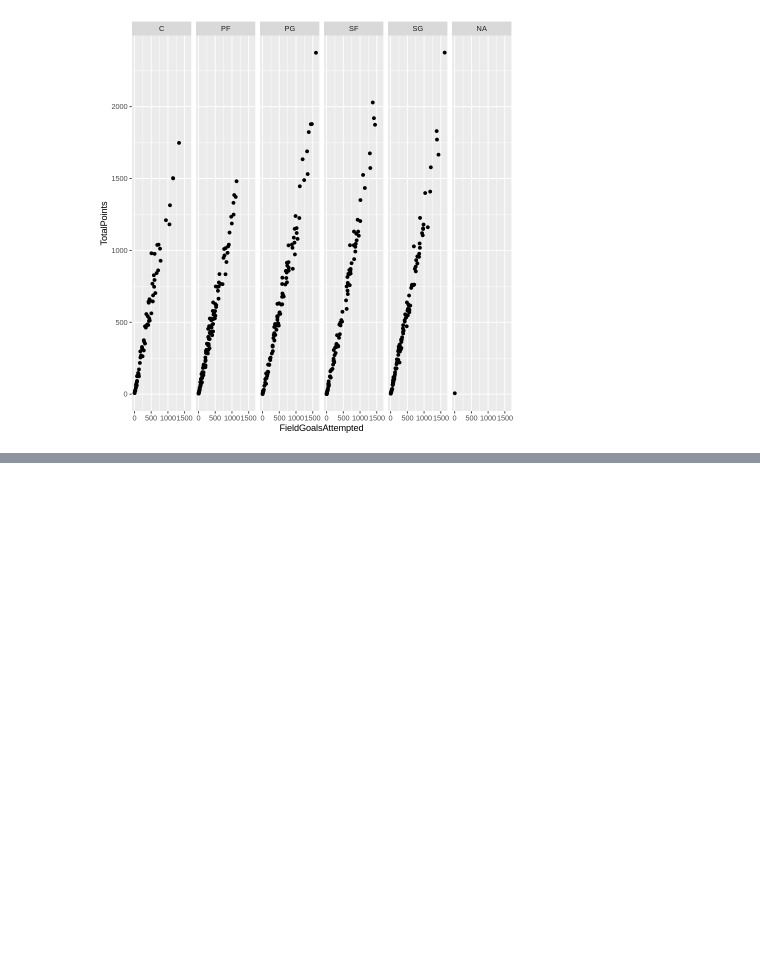
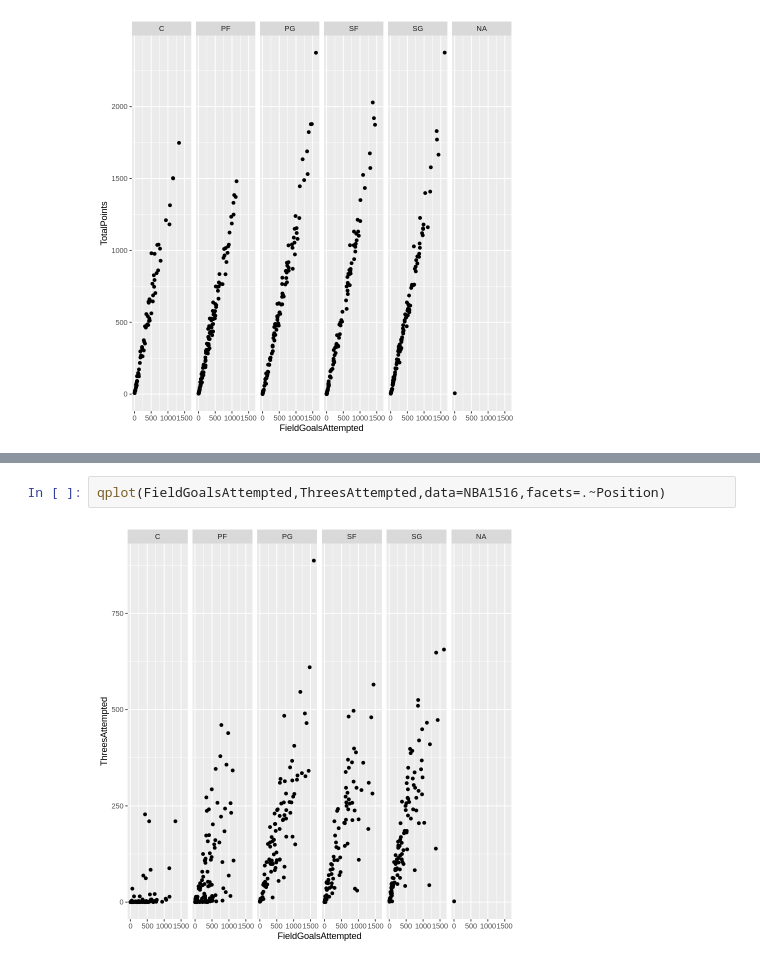
Before and after one commit to nogizaka46no1/bigdata, a Jupyter notebook: 「0323_1」的副本.ipynb, the cells around one changed output, grey strips where cells are left out. Drawn from its saved outputs; the diff is of its cells as text; blank space fills up the shorter version.

```diff
--- a/「0323_1」的副本.ipynb
+++ b/「0323_1」的副本.ipynb
@@ -50,0 +51,4 @@ ERROR: ignored
+# %%
+qplot(FieldGoalsAttempted,ThreesAttempted,data=NBA1516,facets=.~Position)
+# %% [output]
+[figure, added]
```
Also changed, not shown: parts of 2 cells of this notebook.
